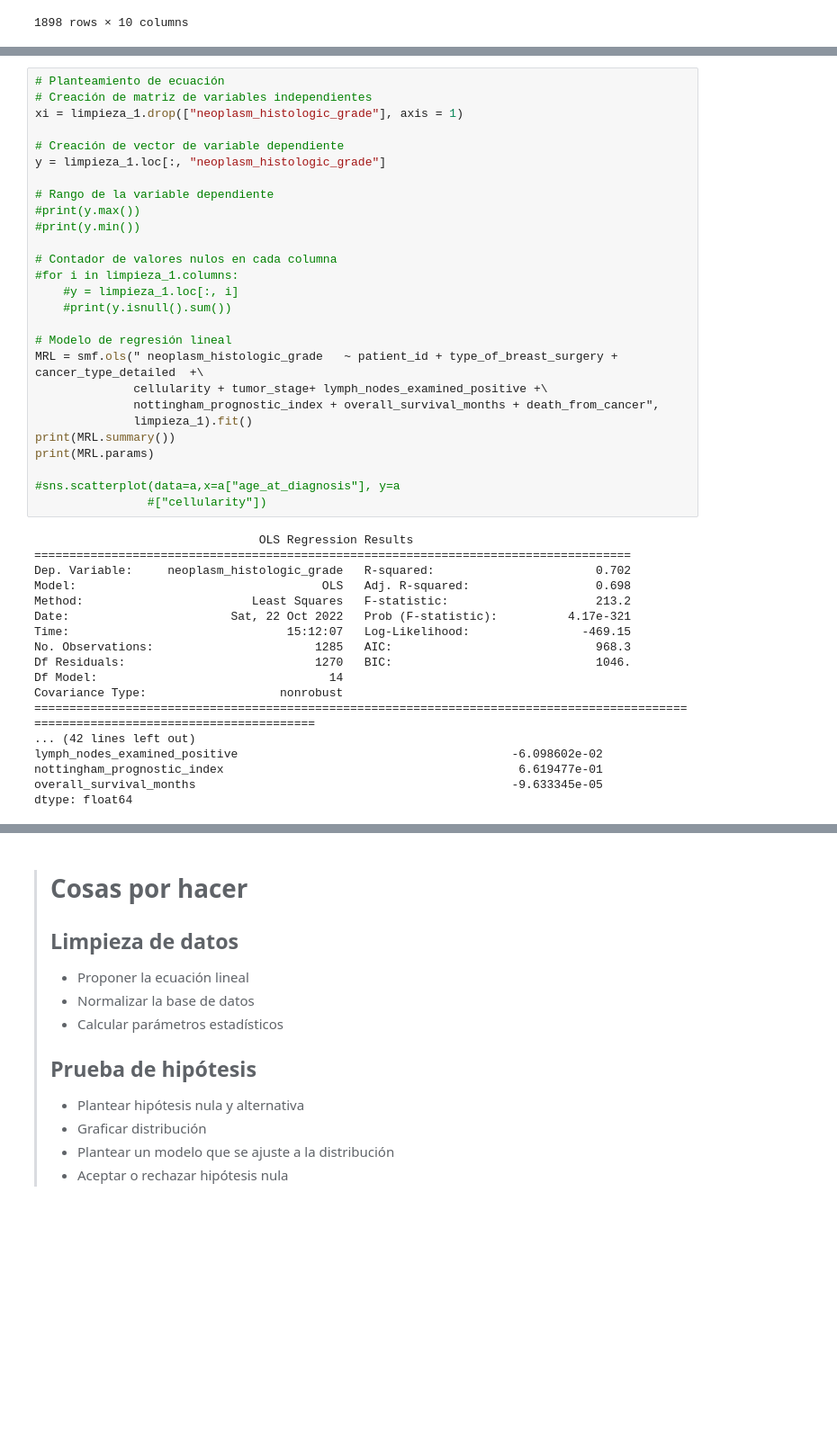
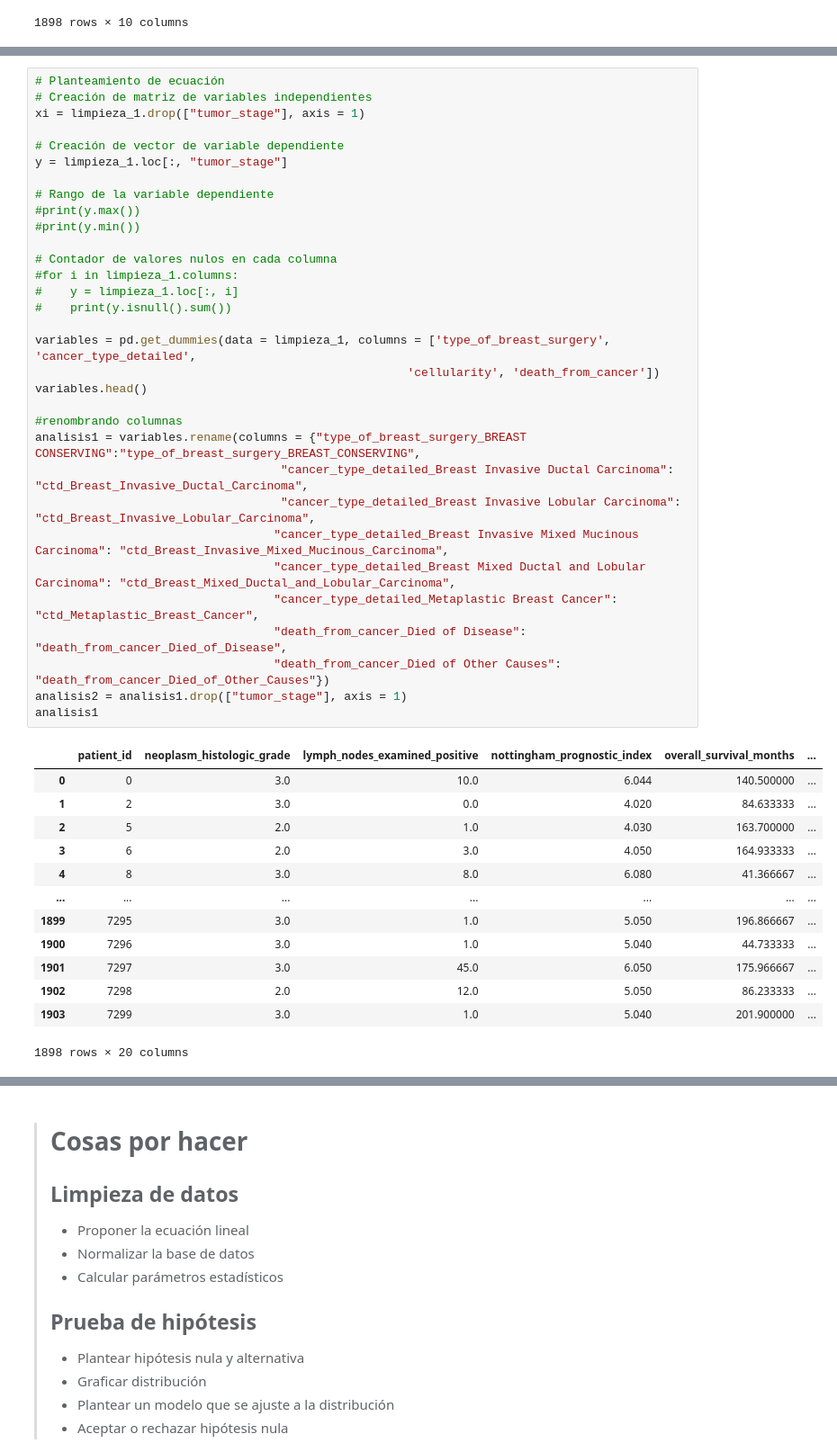
Before and after one commit to SebasM2000/DataBase_Sttcs, a Jupyter notebook: comp.ipynb, the cells around one changed output, grey strips where cells are left out. Shown at 90% size. Saved outputs shown, nothing was run; the diff lists cells and outputs as text; blank space fills up the shorter version.

```diff
--- a/comp.ipynb
+++ b/comp.ipynb
@@ -149,45 +154,46 @@ limpieza_1
 # %%
 # Planteamiento de ecuación
 # Creación de matriz de variables independientes
-xi = limpieza_1.drop(["neoplasm_histologic_grade"], axis = 1)
+xi = limpieza_1.drop(["tumor_stage"], axis = 1)
 
 # Creación de vector de variable dependiente
-y = limpieza_1.loc[:, "neoplasm_histologic_grade"]
+y = limpieza_1.loc[:, "tumor_stage"]
 
 # Rango de la variable dependiente
 #print(y.max())
 #print(y.min())
 
 # Contador de valores nulos en cada columna
 #for i in limpieza_1.columns:
-    #y = limpieza_1.loc[:, i]
-    #print(y.isnull().sum())
+#    y = limpieza_1.loc[:, i]
+#    print(y.isnull().sum())
 
-# Modelo de regresión lineal
-MRL = smf.ols(" neoplasm_histologic_grade   ~ patient_id + type_of_breast_surgery + cancer_type_detailed  +\
-              cellularity + tumor_stage+ lymph_nodes_examined_positive +\
-              nottingham_prognostic_index + overall_survival_months + death_from_cancer",
-              limpieza_1).fit()
-print(MRL.summary())
-print(MRL.params)
+variables = pd.get_dummies(data = limpieza_1, columns = ['type_of_breast_surgery', 'cancer_type_detailed',
+                                                     'cellularity', 'death_from_cancer'])
+variables.head()
 
-#sns.scatterplot(data=a,x=a["age_at_diagnosis"], y=a
-                #["cellularity"])
+#renombrando columnas
+analisis1 = variables.rename(columns = {"type_of_breast_surgery_BREAST CONSERVING":"type_of_breast_surgery_BREAST_CONSERVING",
+                                   "cancer_type_detailed_Breast Invasive Ductal Carcinoma": "ctd_Breast_Invasive_Ductal_Carcinoma",
+                                   "cancer_type_detailed_Breast Invasive Lobular Carcinoma": "ctd_Breast_Invasive_Lobular_Carcinoma",
+                                  "cancer_type_detailed_Breast Invasive Mixed Mucinous Carcinoma": "ctd_Breast_Invasive_Mixed_Mucinous_Carcinoma",
+                                  "cancer_type_detailed_Breast Mixed Ductal and Lobular Carcinoma": "ctd_Breast_Mixed_Ductal_and_Lobular_Carcinoma",
+                                  "cancer_type_detailed_Metaplastic Breast Cancer": "ctd_Metaplastic_Breast_Cancer",
+                                  "death_from_cancer_Died of Disease": "death_from_cancer_Died_of_Disease",
+                                  "death_from_cancer_Died of Other Causes": "death_from_cancer_Died_of_Other_Causes"})
+analisis2 = analisis1.drop(["tumor_stage"], axis = 1)
+analisis1
 # %% [output]
+|  | patient_id | neoplasm_histologic_grade | lymph_nodes_examined_positive | nottingham_prognostic_index | overall_survival_months | ... |
+| 0 | 0 | 3.0 | 10.0 | 6.044 | 140.500000 | ... |
+| 1 | 2 | 3.0 | 0.0 | 4.020 | 84.633333 | ... |
+| 2 | 5 | 2.0 | 1.0 | 4.030 | 163.700000 | ... |
+| 3 | 6 | 2.0 | 3.0 | 4.050 | 164.933333 | ... |
+| 4 | 8 | 3.0 | 8.0 | 6.080 | 41.366667 | ... |
+| ... | ... | ... | ... | ... | ... | ... |
+| 1899 | 7295 | 3.0 | 1.0 | 5.050 | 196.866667 | ... |
+| 1900 | 7296 | 3.0 | 1.0 | 5.040 | 44.733333 | ... |
+| 1901 | 7297 | 3.0 | 45.0 | 6.050 | 175.966667 | ... |
+| 1902 | 7298 | 2.0 | 12.0 | 5.050 | 86.233333 | ... |
+| 1903 | 7299 | 3.0 | 1.0 | 5.040 | 201.900000 | ... |
-                                OLS Regression Results
-=====================================================================================
-Dep. Variable:     neoplasm_histologic_grade   R-squared:                       0.702
-Model:                                   OLS   Adj. R-squared:                  0.698
-Method:                        Least Squares   F-statistic:                     213.2
-Date:                       Sat, 22 Oct 2022   Prob (F-statistic):          4.17e-321
-Time:                               15:12:07   Log-Likelihood:                -469.15
-No. Observations:                       1285   AIC:                             968.3
-Df Residuals:                           1270   BIC:                             1046.
-Df Model:                                 14
-Covariance Type:                   nonrobust
-=====================================================================================================================================
-... (42 lines left out)
-lymph_nodes_examined_positive                                       -6.098602e-02
-nottingham_prognostic_index                                          6.619477e-01
-overall_survival_months                                             -9.633345e-05
-dtype: float64
+1898 rows × 20 columns
```
Also changed, not shown: parts of 14 cells of this notebook.
